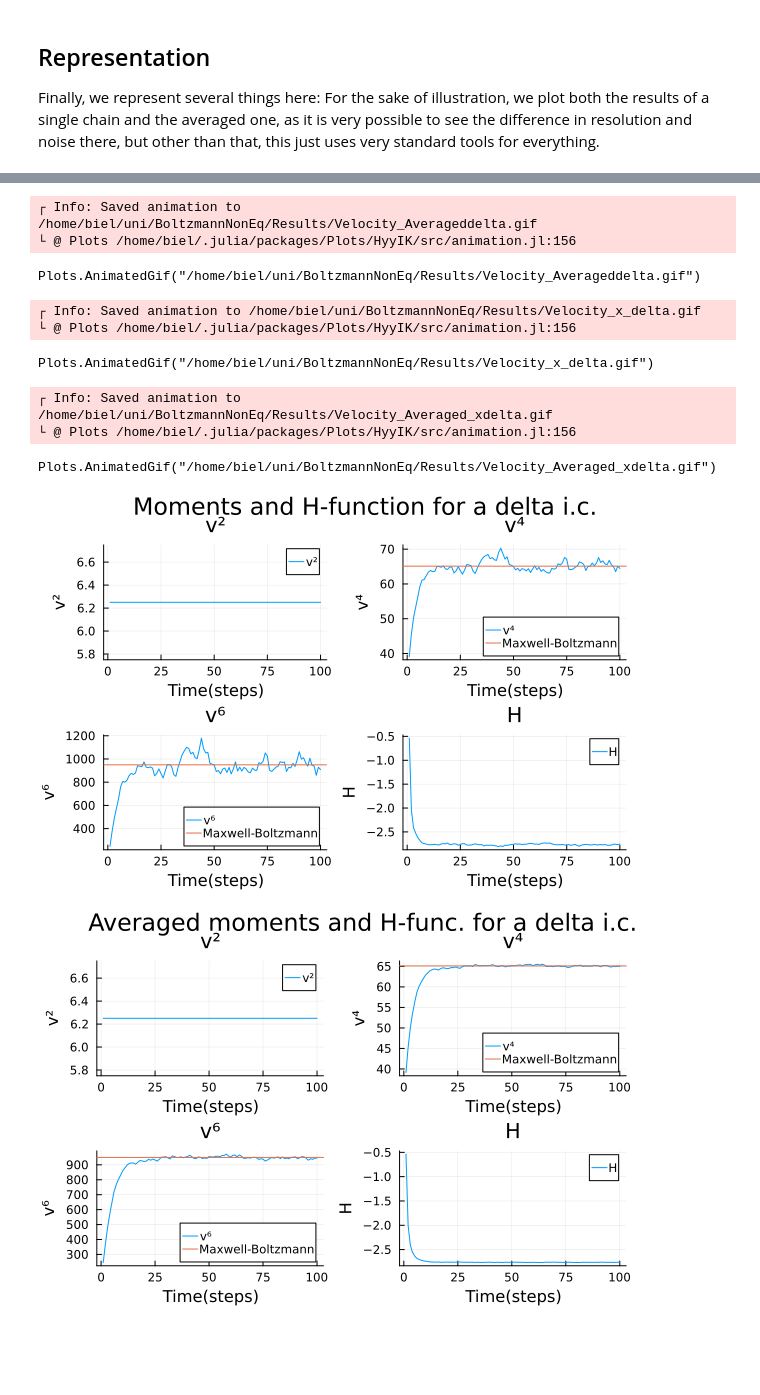
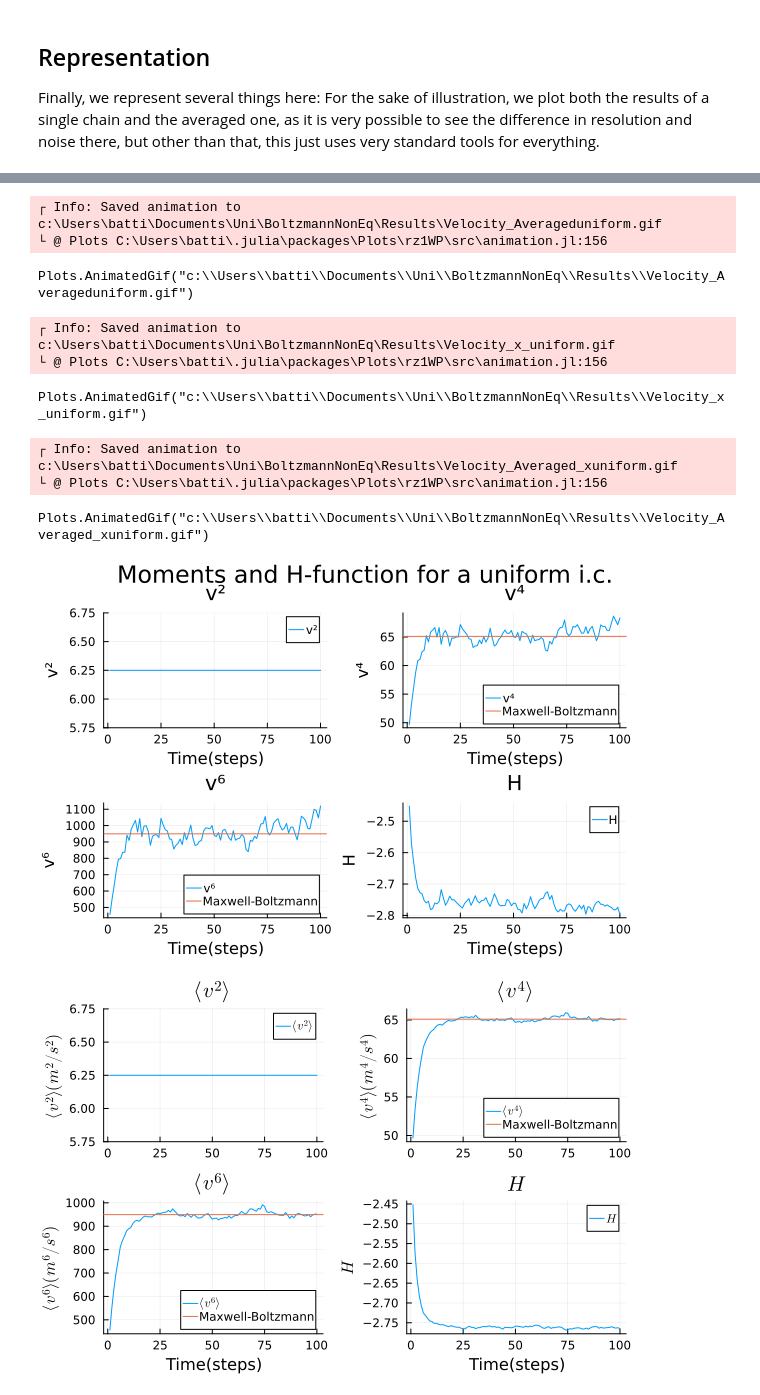
Before and after one commit to BielUsal/BoltzmannNonEq, a Jupyter notebook: NonEq.ipynb, the cells around one changed output, grey strips where cells are left out. Drawn from its saved outputs; the diff is of its cells as text; code cells hidden in the pictures; blank space fills up the shorter version.

```diff
--- a/NonEq.ipynb
+++ b/NonEq.ipynb
@@ -77,7 +78,7 @@ Here, we finally define all the values we will use for our simulation: $N$, the
 N = 1024 # Number of particles
 vt = 2.5 #Average Velocity
 v = zeros(N,3) #Velocities, unnitialized
-SamplingType = "delta" #Type of sampling we want to use
+SamplingType = "uniform" #Type of sampling we want to use
 #Now, we start to sample the velocities. For this, we will set them to have constant speed and random directions
 for i in 1:N
     v[i,1],v[i,2],v[i,3] = Sample(vt,SamplingType)
@@ -213,9 +214,9 @@ anim = @animate for i in 1:tf
 end
 gif(anim,"Results/Velocity_Averaged"*SamplingType*".gif",fps=1)
 # %% [output]
-┌ Info: Saved animation to /home/biel/uni/BoltzmannNonEq/Results/Velocity_Averageddelta.gif
-└ @ Plots /home/biel/.julia/packages/Plots/HyyIK/src/animation.jl:156
+┌ Info: Saved animation to c:\Users\batti\Documents\Uni\BoltzmannNonEq\Results\Velocity_Averageduniform.gif
+└ @ Plots C:\Users\batti\.julia\packages\Plots\rz1WP\src\animation.jl:156
-Plots.AnimatedGif("/home/biel/uni/BoltzmannNonEq/Results/Velocity_Averageddelta.gif")
+Plots.AnimatedGif("c:\\Users\\batti\\Documents\\Uni\\BoltzmannNonEq\\Results\\Velocity_Averageduniform.gif")
 # %%
 #do the same gifs as before but for v_x
 anim = @animate for i in 1:tf
@@ -225,9 +226,9 @@ anim = @animate for i in 1:tf
 end
 gif(anim,"Results/Velocity_x_"*SamplingType*".gif",fps=2)
 # %% [output]
-┌ Info: Saved animation to /home/biel/uni/BoltzmannNonEq/Results/Velocity_x_delta.gif
-└ @ Plots /home/biel/.julia/packages/Plots/HyyIK/src/animation.jl:156
+┌ Info: Saved animation to c:\Users\batti\Documents\Uni\BoltzmannNonEq\Results\Velocity_x_uniform.gif
+└ @ Plots C:\Users\batti\.julia\packages\Plots\rz1WP\src\animation.jl:156
-Plots.AnimatedGif("/home/biel/uni/BoltzmannNonEq/Results/Velocity_x_delta.gif")
+Plots.AnimatedGif("c:\\Users\\batti\\Documents\\Uni\\BoltzmannNonEq\\Results\\Velocity_x_uniform.gif")
 # %%
 #do the same gifs as before but for v_x
 anim = @animate for i in 1:tf
@@ -241,9 +242,9 @@ anim = @animate for i in 1:tf
 end
 gif(anim,"Results/Velocity_Averaged_x"*SamplingType*".gif",fps=2)
 # %% [output]
-┌ Info: Saved animation to /home/biel/uni/BoltzmannNonEq/Results/Velocity_Averaged_xdelta.gif
-└ @ Plots /home/biel/.julia/packages/Plots/HyyIK/src/animation.jl:156
+┌ Info: Saved animation to c:\Users\batti\Documents\Uni\BoltzmannNonEq\Results\Velocity_Averaged_xuniform.gif
+└ @ Plots C:\Users\batti\.julia\packages\Plots\rz1WP\src\animation.jl:156
-Plots.AnimatedGif("/home/biel/uni/BoltzmannNonEq/Results/Velocity_Averaged_xdelta.gif")
+Plots.AnimatedGif("c:\\Users\\batti\\Documents\\Uni\\BoltzmannNonEq\\Results\\Velocity_Averaged_xuniform.gif")
 # %%
 function PlotIthChain(i)
     p1 = plot(v²chain[:,i],label="v²",xlabel="Time(steps)",ylabel="v²",title="v²",yrange=(mean(v²)-0.5,mean(v²)+0.5))
@@ -260,19 +261,19 @@ PlotIthChain(1)
 savefig("Results/Moments"*SamplingType*".png")
 PlotIthChain(1)
 # %% [output]
-[figure, old version]
+[figure, new version]
 # %%
-p1 = plot(v²,label="v²",xlabel="Time(steps)",ylabel="v²",title="v²",yrange=(mean(v²)-0.5,mean(v²)+0.5))
-p2 = plot(v⁴,label="v⁴",xlabel="Time(steps)",ylabel="v⁴",title="v⁴")
+p1 = plot(v²,label=L"\langle v^2\rangle",ylabel=L"\langle v^2\rangle (m^2/s^2)",title=L"\langle v^2\rangle",yrange=(mean(v²)-0.5,mean(v²)+0.5))
+p2 = plot(v⁴,label=L"\langle v^4\rangle",ylabel=L"\langle v^4\rangle(m^4/s^4)",title=L"\langle v^4\rangle")
 hline!([quadgk(v->v^4*MaxwellBoltzmann(v),0,Inf)[1]],label="Maxwell-Boltzmann")
-p3 = plot(v⁶,label="v⁶",xlabel="Time(steps)",ylabel="v⁶",title="v⁶")
+p3 = plot(v⁶,label=L"\langle v^6\rangle",xlabel="Time(steps)",ylabel=L"\langle v^6\rangle(m^6/s^6)",title=L"\langle v^6\rangle")
 hline!([quadgk(v->v^6*MaxwellBoltzmann(v),0,Inf)[1]],label="Maxwell-Boltzmann")
-p4 = plot(H,label="H",xlabel="Time(steps)",ylabel="H",title="H")
-plot(p1,p2,p3,p4, plot_title="Averaged moments and H-function for a " *SamplingType* " i.c.")
-savefig("Results/Moments_averaged_"*SamplingType*".png")
-plot(p1,p2,p3,p4, plot_title="Averaged moments and H-func. for a " *SamplingType* " i.c.")
+p4 = plot(H,label=L"H",xlabel="Time(steps)",ylabel=L"H",title=L"H")
+penor = plot(p1,p2,p3,p4, #= plot_title="Averaged moments and H-func. for a " *SamplingType* " i.c." =#)
+savefig(penor,"Results/Moments_averaged_"*SamplingType*".png")
+penor
 # %% [output]
-[figure, old version]
+[figure, new version]
 # %%
 Histogrammable = zeros(tf,bins-1)
 for i in 1:tf
```
Also changed, not shown: parts of 5 cells of this notebook, 30 other files.
